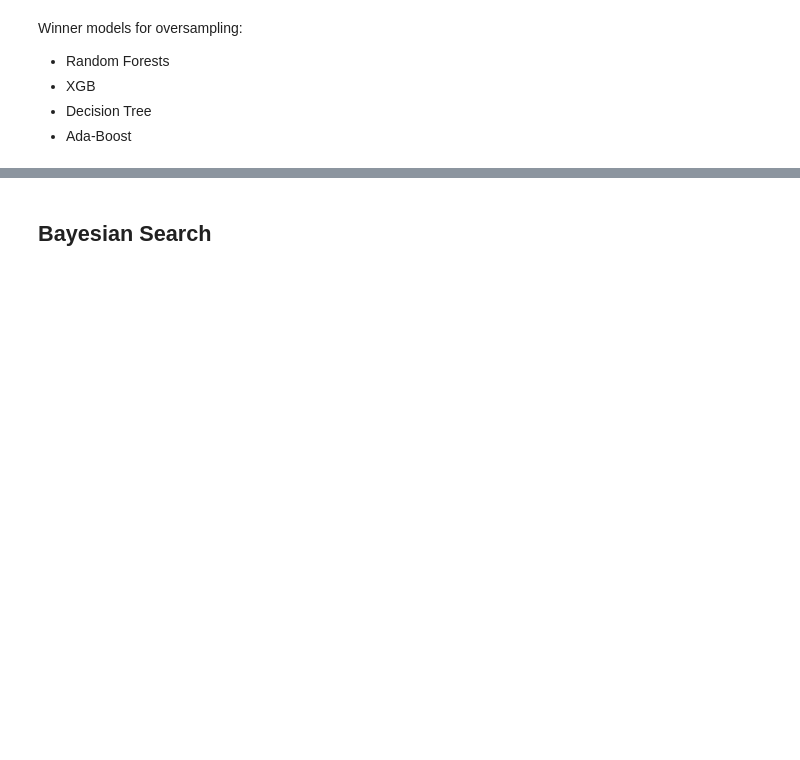
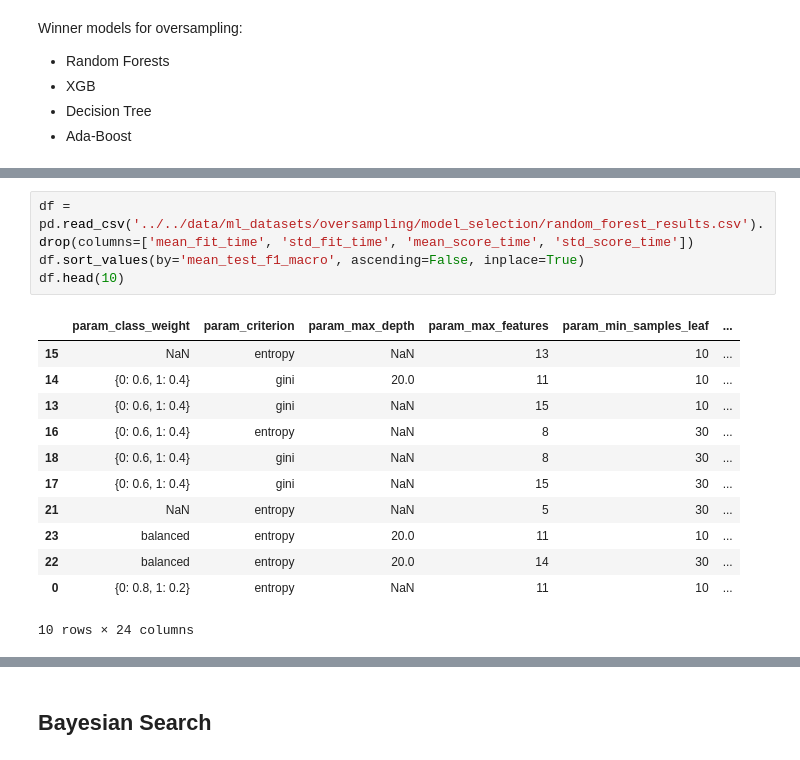
Before and after one commit to JacopoRaffi/DM_Project, a Jupyter notebook: TASK4/oversampling/classifiers_bayes.ipynb, the cells around one changed output, grey strips where cells are left out. Drawn from its saved outputs; the diff is of its cells as text; blank space fills up the shorter version.

```diff
--- a/TASK4/oversampling/classifiers_bayes.ipynb
+++ b/TASK4/oversampling/classifiers_bayes.ipynb
@@ -143,0 +161,17 @@ Winner models for oversampling:
+# %%
+df = pd.read_csv('../../data/ml_datasets/oversampling/model_selection/random_forest_results.csv').drop(columns=['mean_fit_time', 'std_fit_time', 'mean_score_time', 'std_score_time'])
+df.sort_values(by='mean_test_f1_macro', ascending=False, inplace=True)
+df.head(10)
+# %% [output]
+|  | param_class_weight | param_criterion | param_max_depth | param_max_features | param_min_samples_leaf | ... |
+| 15 | NaN | entropy | NaN | 13 | 10 | ... |
+| 14 | {0: 0.6, 1: 0.4} | gini | 20.0 | 11 | 10 | ... |
+| 13 | {0: 0.6, 1: 0.4} | gini | NaN | 15 | 10 | ... |
+| 16 | {0: 0.6, 1: 0.4} | entropy | NaN | 8 | 30 | ... |
+| 18 | {0: 0.6, 1: 0.4} | gini | NaN | 8 | 30 | ... |
+| 17 | {0: 0.6, 1: 0.4} | gini | NaN | 15 | 30 | ... |
+| 21 | NaN | entropy | NaN | 5 | 30 | ... |
+| 23 | balanced | entropy | 20.0 | 11 | 10 | ... |
+| 22 | balanced | entropy | 20.0 | 14 | 30 | ... |
+| 0 | {0: 0.8, 1: 0.2} | entropy | NaN | 11 | 10 | ... |
+10 rows × 24 columns
```
Also changed, not shown: parts of 18 cells of this notebook.
